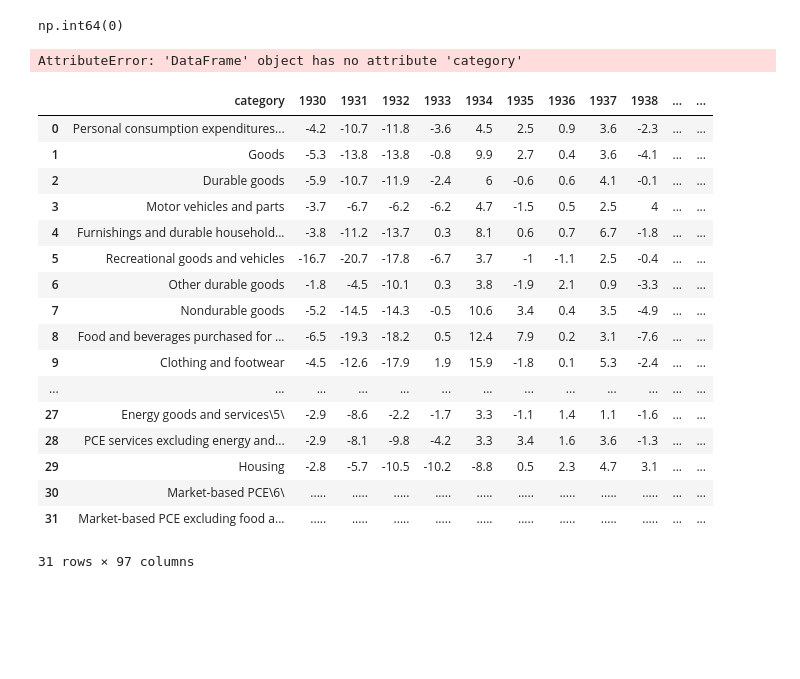
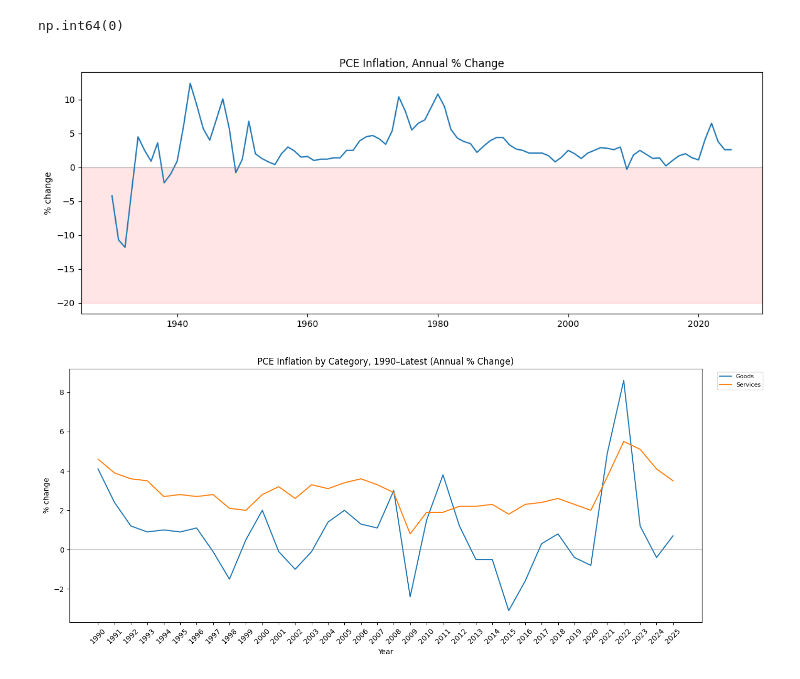
Before and after one commit to ki3n98/AIS_datathon_2026, a Jupyter notebook: notebooks/clean.ipynb, the cells around one changed output. Cells and saved outputs as stored; diff of their text form; code cells hidden in the pictures; blank space fills up the shorter version.

Commit message:
clean clean clean

```diff
--- a/notebooks/clean.ipynb
+++ b/notebooks/clean.ipynb
@@ -76,27 +76,39 @@ df.isna().any(axis=1).sum()
 # %% [output]
 np.int64(0)
 # %%
-df.category
+df.to_excel("../data/cleaned/annual_inflation.xlsx", index=False)
-# %% [output]
-AttributeError: 'DataFrame' object has no attribute 'category'
-# %%
-df
-# %% [output]
-|  | category | 1930 | 1931 | 1932 | 1933 | 1934 | 1935 | 1936 | 1937 | 1938 | ... | ... |
-| 0 | Personal consumption expenditures... | -4.2 | -10.7 | -11.8 | -3.6 | 4.5 | 2.5 | 0.9 | 3.6 | -2.3 | ... | ... |
-| 1 | Goods | -5.3 | -13.8 | -13.8 | -0.8 | 9.9 | 2.7 | 0.4 | 3.6 | -4.1 | ... | ... |
-| 2 | Durable goods | -5.9 | -10.7 | -11.9 | -2.4 | 6 | -0.6 | 0.6 | 4.1 | -0.1 | ... | ... |
-| 3 | Motor vehicles and parts | -3.7 | -6.7 | -6.2 | -6.2 | 4.7 | -1.5 | 0.5 | 2.5 | 4 | ... | ... |
-| 4 | Furnishings and durable household... | -3.8 | -11.2 | -13.7 | 0.3 | 8.1 | 0.6 | 0.7 | 6.7 | -1.8 | ... | ... |
-| 5 | Recreational goods and vehicles | -16.7 | -20.7 | -17.8 | -6.7 | 3.7 | -1 | -1.1 | 2.5 | -0.4 | ... | ... |
-| 6 | Other durable goods | -1.8 | -4.5 | -10.1 | 0.3 | 3.8 | -1.9 | 2.1 | 0.9 | -3.3 | ... | ... |
-| 7 | Nondurable goods | -5.2 | -14.5 | -14.3 | -0.5 | 10.6 | 3.4 | 0.4 | 3.5 | -4.9 | ... | ... |
-| 8 | Food and beverages purchased for ... | -6.5 | -19.3 | -18.2 | 0.5 | 12.4 | 7.9 | 0.2 | 3.1 | -7.6 | ... | ... |
-| 9 | Clothing and footwear | -4.5 | -12.6 | -17.9 | 1.9 | 15.9 | -1.8 | 0.1 | 5.3 | -2.4 | ... | ... |
-| ... | ... | ... | ... | ... | ... | ... | ... | ... | ... | ... | ... | ... |
-| 27 | Energy goods and services\5\ | -2.9 | -8.6 | -2.2 | -1.7 | 3.3 | -1.1 | 1.4 | 1.1 | -1.6 | ... | ... |
-| 28 | PCE services excluding energy and... | -2.9 | -8.1 | -9.8 | -4.2 | 3.3 | 3.4 | 1.6 | 3.6 | -1.3 | ... | ... |
-| 29 | Housing | -2.8 | -5.7 | -10.5 | -10.2 | -8.8 | 0.5 | 2.3 | 4.7 | 3.1 | ... | ... |
-| 30 | Market-based PCE\6\ | ..... | ..... | ..... | ..... | ..... | ..... | ..... | ..... | ..... | ... | ... |
-| 31 | Market-based PCE excluding food a... | ..... | ..... | ..... | ..... | ..... | ..... | ..... | ..... | ..... | ... | ... |
-31 rows × 97 columns
+# %%
+import matplotlib.pyplot as plt
+
+years = df.columns[1:].astype(int)
+plt.figure(figsize=(14, 5))
+plt.plot(years, df.iloc[0, 1:], label=df.iloc[0, 0])  # overall PCE
+plt.axhline(0, color="gray", lw=0.5)
+plt.axhspan(-20, 0, alpha=0.1, color="red")  # deflation zone
+plt.title("PCE Inflation, Annual % Change")
+plt.ylabel("% change")
+plt.show()
+# %% [output]
+[figure, added]
+# %%
+import matplotlib.pyplot as plt
+
+year_cols = [c for c in df.columns if str(c).isdigit() and int(c) >= 1990]
+keep = ["Personal consumption expenditures (PCE)", "Goods", "Services", "Food", "Energy goods and services"]
+sub = df[df["category"].isin(keep)]
+# then loop over sub instead of df
+
+plt.figure(figsize=(14, 6))
+for _, row in sub.iterrows():
+    plt.plot(year_cols, row[year_cols], label=row["category"])
+
+plt.axhline(0, color="gray", lw=0.5)
+plt.title("PCE Inflation by Category, 1990–Latest (Annual % Change)")
+plt.ylabel("% change")
+plt.xlabel("Year")
+plt.xticks(rotation=45)
+plt.legend(bbox_to_anchor=(1.02, 1), loc="upper left", fontsize=8)
+plt.tight_layout()
+plt.show()
+# %% [output]
+[figure, added]
```
Also changed, not shown: parts of 5 cells of this notebook.
